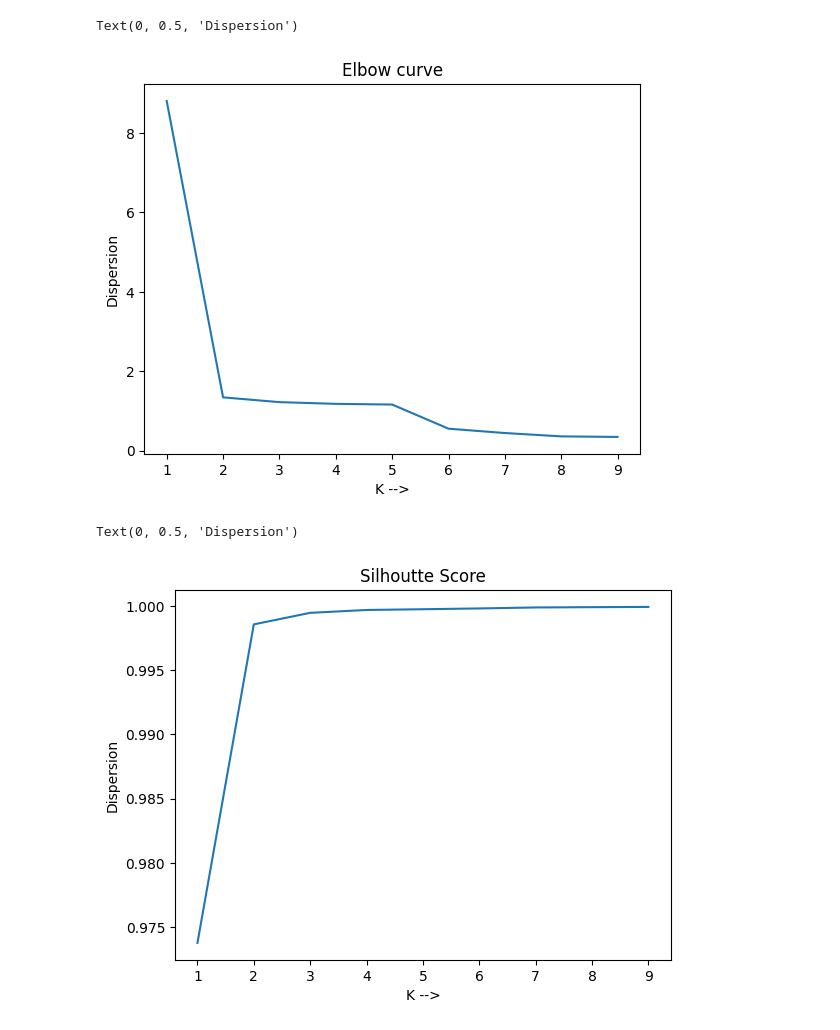
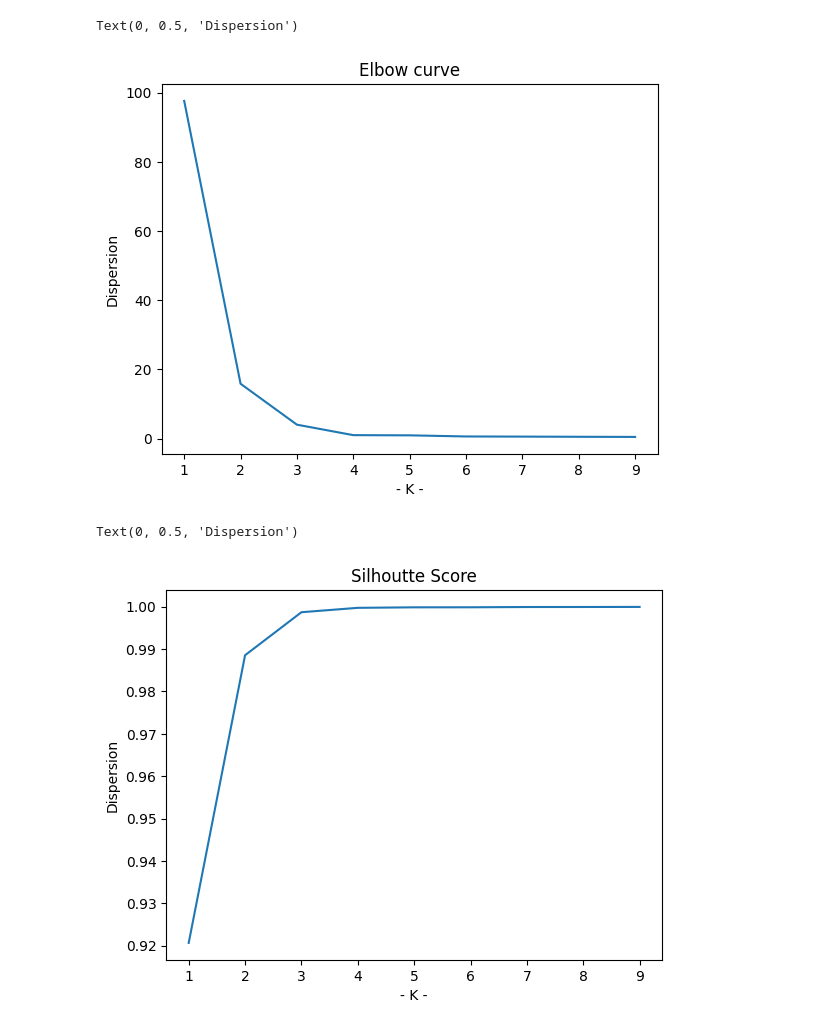
Before and after one commit to kaleabyared/Unsupervised_Learning, a Jupyter notebook: notebooks/kmeans_4.ipynb, the cells around one changed output. Drawn from its saved outputs; the diff is of its cells as text; code cells hidden in the pictures.

```diff
--- a/notebooks/kmeans_4.ipynb
+++ b/notebooks/kmeans_4.ipynb
@@ -8,5 +15,7 @@ from sklearn.cluster import KMeans
 # %%
-data = make_blobs(n_samples=200, n_features=2, centers=3, cluster_std=.9, )
+k = 5
+
+data = make_blobs(n_samples=200, n_features=2, centers=k, cluster_std=.9, )
 plt.scatter(data[0][:,0], data[0][:,1], c=data[1], cmap='viridis', marker=".", s=10, linewidths=3)
 # %% [output]
 <matplotlib.collections.PathCollection at 0x...>
@@ -14,23 +23,27 @@ plt.scatter(data[0][:,0], data[0][:,1], c=data[1], cmap='viridis', marker=".", s
 # %%
-import scipy.spatial.distance as metric
+#import scipy.spatial.distance as metric
 
 def euclidean_dist(A, B):
-    return metric.euclidean(A, B)
+      return np.sum((A - B)**2)**0.5
 
 def plot(data,k,index,centroids,orig_centroids):
     input = []
     for i in range(len(index)):
         for j in index[i]:
-            input.append(int(j))
+            input.append(int(j[0,0]))
 
     colors = 10*["g","r","c","b","k"]
+
     j=0
+    ## Data
     for i in input:
         plt.scatter(data[0][j,0], data[0][j,1], marker=".", color=colors[i], s=10, linewidths=3)
         j+=1
+
     ## New centroids
     for centroid in range(len(centroids)):
         plt.scatter(centroids[centroid][0],centroids[centroid][1],marker="x", color="k", s=50, linewidths=2)
+
     # Original Clusters
     for centroid in range(len(orig_centroids)):
         plt.scatter(orig_centroids[centroid][0],orig_centroids[centroid][1],marker="o", color="DarkBlue", s=50, linewidths=1)
@@ -96,10 +109,10 @@ class K_Means:
          # Return important stuff when done
         return cents, cluster_assignments, num_iter, cents_orig
 # %%
-# Perform k-means clustering with centroids initialize='rondom'
-kmeans = K_Means(k=3,data = data[0],centeriod_init='random')
+kmeans = K_Means(k=k,data = data[0],centeriod_init='random')
+
 centroids, cluster_assignments, iters, orig_centroids = kmeans.fit(data[0])
-index = cluster_assignments[:,0] ## This has the cluster assignment 0,1,....
-distance = cluster_assignments[:,1]  ## This has the distance from their respective centroides for evaluation purposes
-k=3
-plot(data,k,index,centroids,orig_centroids)
+
+
+index = cluster_assignments[:,0] ## the cluster index
+distance = cluster_assignments[:,1]  ## the cluster distance
@@ -108,22 +123,23 @@ plot(data,k,index,centroids,orig_centroids)
 # %%
 costs = []
 for i in range(10):
     kmeans = K_Means(k=i,data = data[0],centeriod_init='firstk')
     centroids, cluster_assignments, iters, orig_centroids = kmeans.fit(data[0])
-    distance = cluster_assignments[:,1]  ## This has the distance from their respective centroides for evaluation purposes
+    distance = cluster_assignments[:,1]  ## the cluster distances
+
     cost = sum(distance)/(2*len(data[0]))
     cost = np.array(cost)
     cost =  cost.item()
     costs.append(cost)
 
 x = np.arange(10)
 plt.plot(x,costs)
 plt.title("Elbow curve")
-plt.xlabel("K -->")
+plt.xlabel("- K -")
 plt.ylabel("Dispersion")
 # %% [output]
 Text(0, 0.5, 'Dispersion')
-[figure, old version]
+[figure, new version]
 # %%
 costs = []
 for p in range(10):
@@ -138,7 +154,9 @@ for p in range(10):
             dist_ji += euclidean_dist(centroids[j,:],X[i,:])
             #print(dist_ji)
     dist_ji -= sum(cluster_assignments[:,1])/len(data[0])
+
     a = sum(cluster_assignments[:,1])/(len(data[0])-1)
+
     if max(dist_ji,a) != 0:
         s = (dist_ji - a)/max(dist_ji,a)
     else:
@@ -147,11 +165,13 @@ for p in range(10):
     s = np.array(s)
     s =  s.item()
     costs.append(s)
+
+
 x = np.arange(10)
 plt.plot(x,costs)
 plt.title("Silhoutte Score")
-plt.xlabel("K -->")
+plt.xlabel("- K -")
 plt.ylabel("Dispersion")
 # %% [output]
 Text(0, 0.5, 'Dispersion')
-[figure, old version]
+[figure, new version]
```
Also changed, not shown: parts of 9 cells of this notebook, 1 other file.
